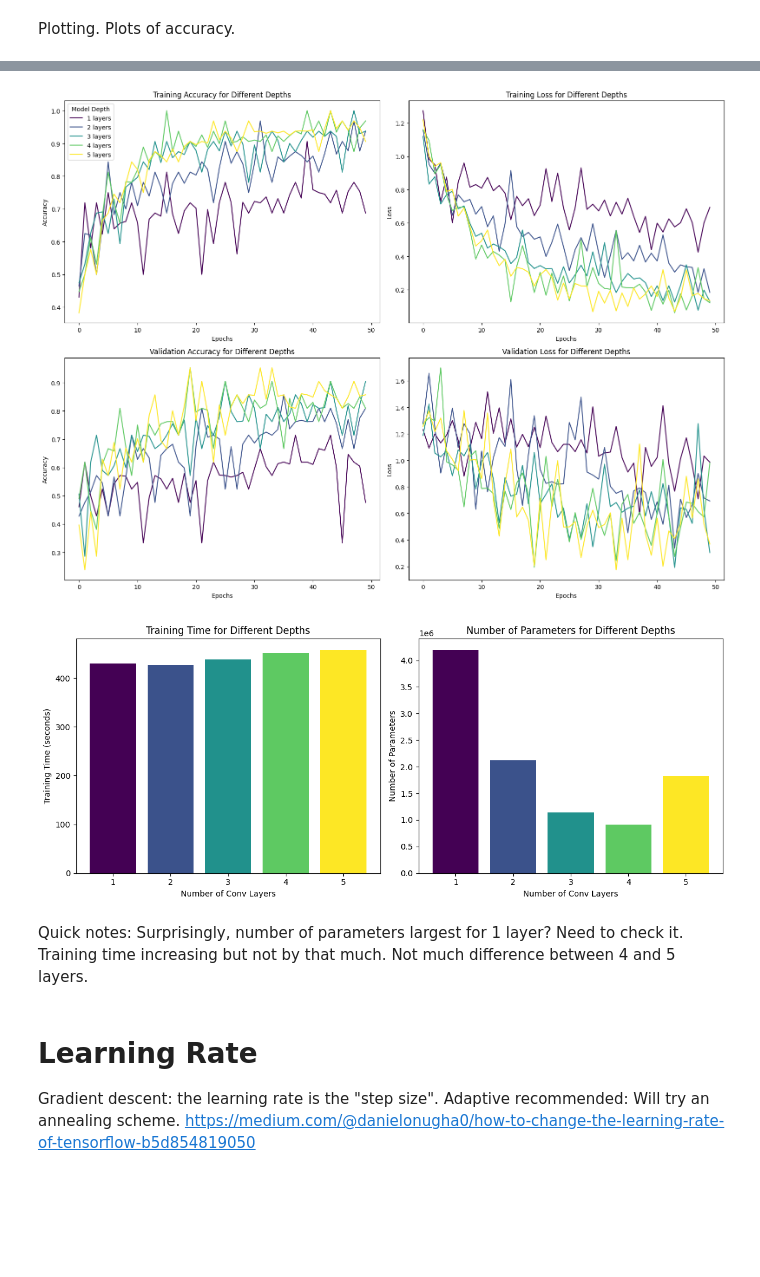
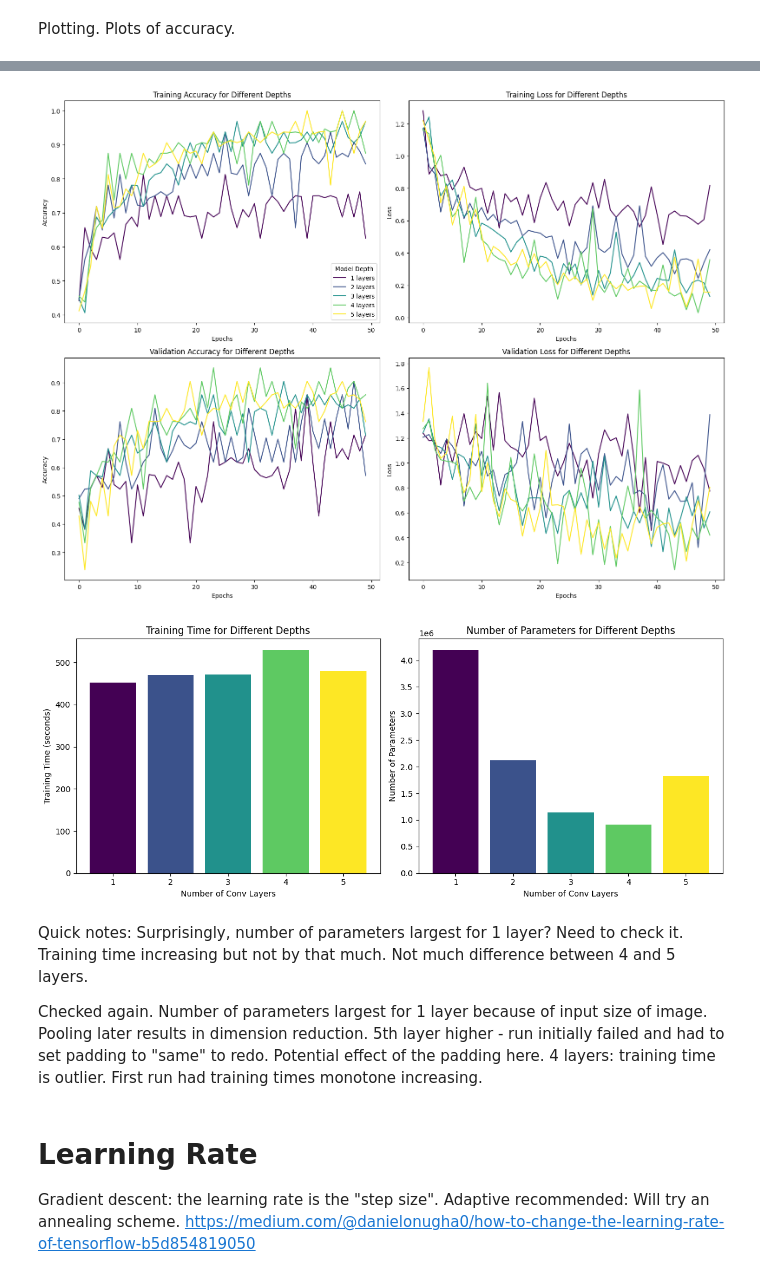
Before and after one commit to shrey1411/dst-group-project-2, a Jupyter notebook: VivekP/04-ReLUInvestigation.ipynb, the cells around one changed output, grey strips where cells are left out. Cells and saved outputs as stored; diff of their text form; code cells hidden in the pictures; blank space fills up the shorter version.

Commit message:
Check of depth investigation (re-attempt for check - no changes)

```diff
--- a/VivekP/04-ReLUInvestigation.ipynb
+++ b/VivekP/04-ReLUInvestigation.ipynb
@@ -585,7 +585,7 @@ def build_cnn_model(num_conv_layers, img_size, num_classes, filter_base=32, dens
 
 # Loop through depths, including 1 conv layer, train, evaluate, and save results
 for num_conv_layers in range(1, 6):  # Testing depths from 1 to 5 conv layers
-    model_path = os.path.join(save_dir, f"model_depth_{num_conv_layers}.h5")
+    model_path = os.path.join(save_dir, f"model_depth_{num_conv_layers}.keras")
     history_path = os.path.join(save_dir, f"history_depth_{num_conv_layers}.json")
 
     # Check if the model and history for this depth already exists
@@ -614,8 +614,8 @@ for num_conv_layers in range(1, 6):  # Testing depths from 1 to 5 conv layers
     training_time = time.time() - start_time
     print(f"Training time for {num_conv_layers} conv layers: {training_time:.2f} seconds")
 
-    # Save the model
-    model.save(model_path)
+    # Save the model in TensorFlow's SavedModel format
+    model.save(model_path)  # This saves in the 'tf' format by default
     print(f"Model with {num_conv_layers} convolutional layers saved as {model_path}")
 
     # Save training history
@@ -657,7 +657,7 @@ depths = range(1, 6)
 
 # Load model and history for each depth
 for num_conv_layers in depths:
-    model_path = os.path.join(save_dir, f"model_depth_{num_conv_layers}.h5")
+    model_path = os.path.join(save_dir, f"model_depth_{num_conv_layers}.keras")
     history_path = os.path.join(save_dir, f"history_depth_{num_conv_layers}.json")
 
     if os.path.exists(model_path) and os.path.exists(history_path):
@@ -744,7 +739,10 @@ WARNING:absl:Compiled the loaded model, but the compiled metrics have yet to be
-[figure, old version]
+[figure, new version]
-[figure, old version]
+[figure, new version]
 # %% [markdown]
 Quick notes: Surprisingly, number of parameters largest for 1 layer? Need to check it. Training time increasing but not by that much. Not much difference between 4 and 5 layers.
+
+Checked again. Number of parameters largest for 1 layer because of input size of image. Pooling later results in dimension reduction. 5th layer higher - run initially failed and had to set padding to "same" to redo. Potential effect of the padding here.
+4 layers: training time is outlier. First run had training times monotone increasing.
 # %% [markdown]
 # Learning Rate
 
```
Also changed, not shown: parts of 3 cells of this notebook.
